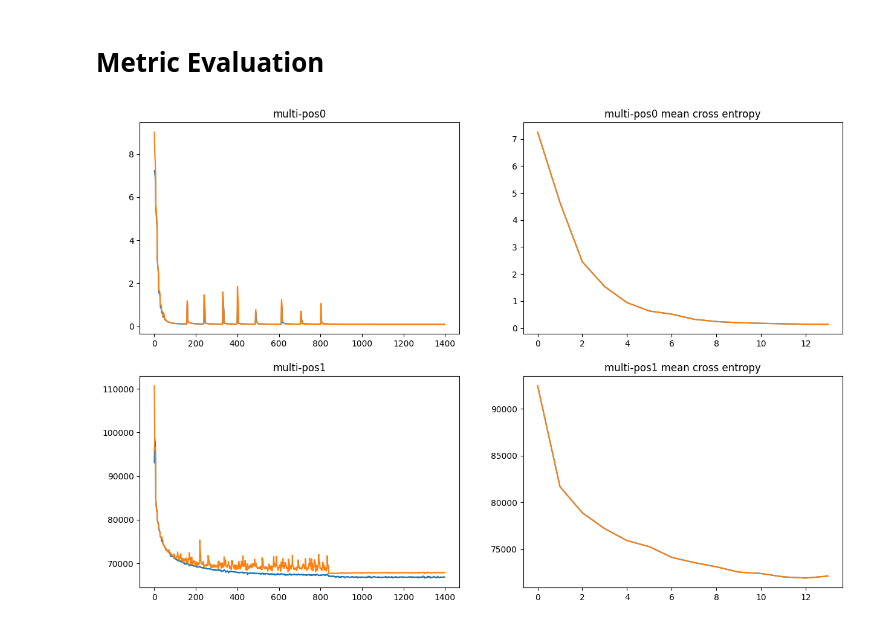
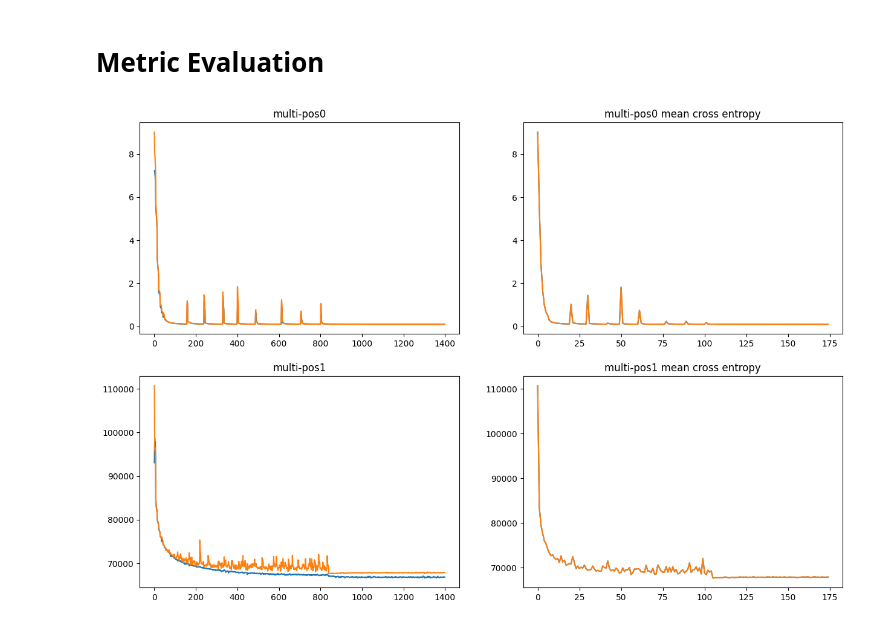
Before and after one commit to xu-shitong/Contrastive-Medical-Image-Classification, a Jupyter notebook: moco/moco.ipynb, the cells around one changed output. Saved outputs shown, nothing was run; the diff lists cells and outputs as text; code cells hidden in the pictures.

Commit message:
changed back to nn cross entropy loss, printing to be changed

```diff
--- a/moco/moco.ipynb
+++ b/moco/moco.ipynb
@@ -269,7 +269,7 @@ def update_accuracy_meters(losses, top1, top5, output, target, loss, step_size):
     top1.update(acc1[0], step_size)
     top5.update(acc5[0], step_size)
 
-def criterion(prediction, target):
+def multi_label_loss(prediction, target):
     """
     Generic loss to handle multi-label classification when multiple positive
     image pairs exist
@@ -351,6 +351,9 @@ model = builder.MoCo(
 if args.gpu is not None:
   torch.cuda.set_device(args.gpu)
   model = model.cuda(args.gpu)
+  criterion = nn.CrossEntropyLoss().cuda(args.gpu)
+else:
+  criterion = nn.CrossEntropyLoss()
 
 optimizer = torch.optim.SGD(model.parameters(), args.lr,
                             momentum=args.momentum,
@@ -419,7 +422,7 @@ for epoch in range(args.start_epoch, args.epochs):
           tepoch.set_postfix(loss=loss.item())
 
         # log performance
-        if i % args.print_freq == 0 and not i == 0:
+        if i % args.print_freq == 0:
           with torch.no_grad():
             model.eval()
             # evaluate on validation set
@@ -473,32 +476,32 @@ def extract_float(file_name, start=""):
   l = [[float(word) for word in re.split("\n|,| |\t|\(|\)", line) if isfloat(word)] for line in file if line.startswith(start)]
   return torch.tensor(l)
 
 # general propose plot
 file_names = [
   "./epochs200_batch128_lr0.03_momentum0.9_multi-pos0.txt",
   "./epochs200_batch128_lr0.03_momentum0.9_multi-pos1.txt",
 ]
 fig, axarr = plt.subplots(len(file_names), 2, figsize=(15, 10))
 names = ["multi-pos0", "multi-pos1"] # titles for each row of image, substitute of file name
 for i, file_name in enumerate(file_names):
   losses = extract_float(file_name) # shape [iteration_number * print num per iteration, 8], only loss at index [5, 7] are useful for plot
   train_index = {} # additional plot other than losses
   val_index = {}
-  mean_loss_index = [6 + i * 7 for i in range(losses.shape[0] // 100)]
+  mean_loss_index = [i * 8 for i in range(losses.shape[0] // 8)]
 
   for j, idx in enumerate(train_index):
     axarr[i, j+1].plot(losses[:, idx])
 
   for j, idx in enumerate(val_index):
     axarr[i, j+1].plot(losses[:, idx])
     axarr[i, j+1].set_title(train_index[idx])
 
   axarr[i, 0].plot(losses[:, 5], label="train loss")
   axarr[i, 0].plot(losses[:, 7], label="val loss")
   axarr[i, 0].set_title(names[i])
 
   axarr[i, -1].plot(losses[mean_loss_index, idx], label="train loss")
   axarr[i, -1].plot(losses[mean_loss_index, idx], label="val loss")
   axarr[i, -1].set_title(names[i] + " mean cross entropy")
 # %% [output]
-[figure, old version]
+[figure, new version]
```
Also changed, not shown: 2 other files.
